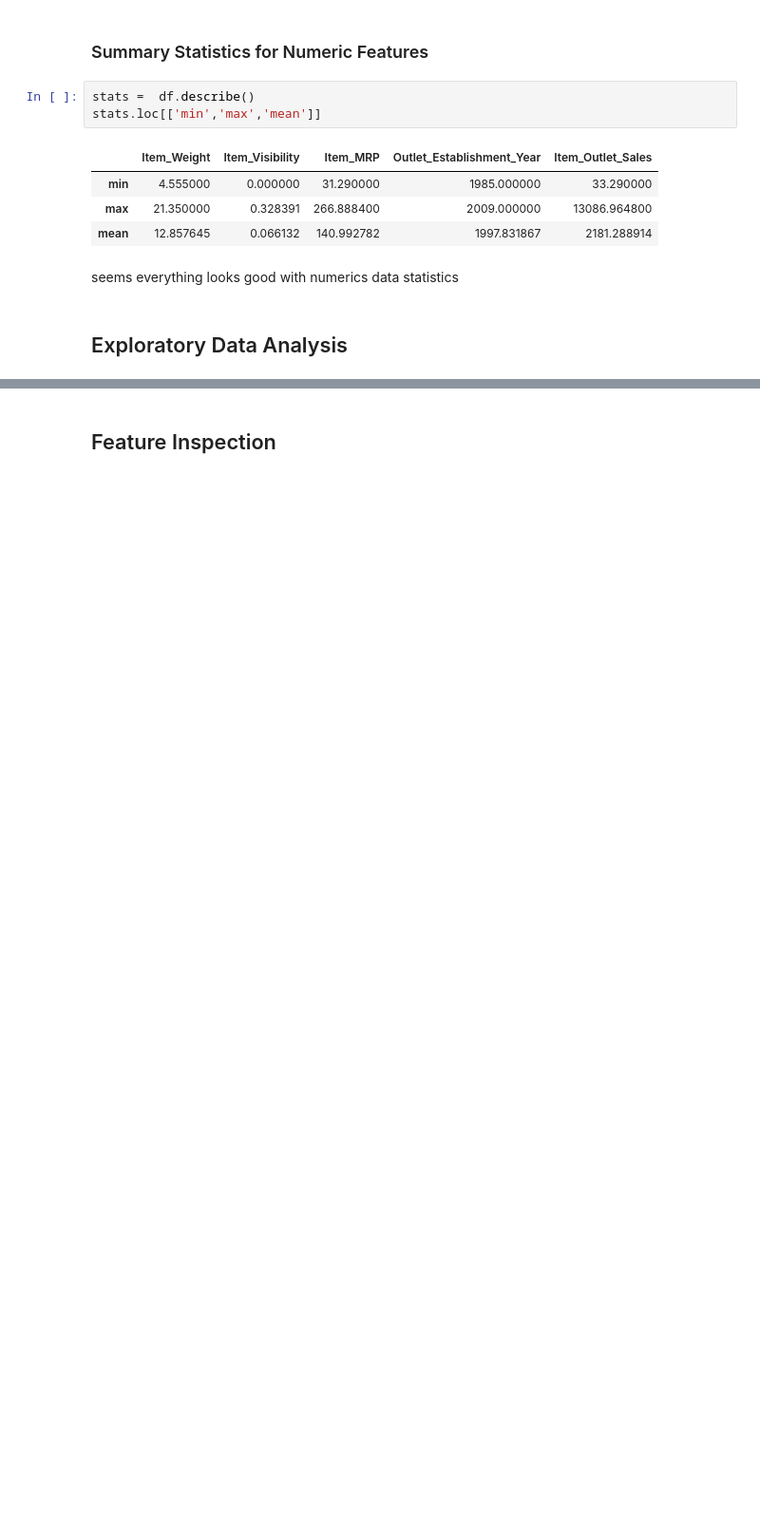
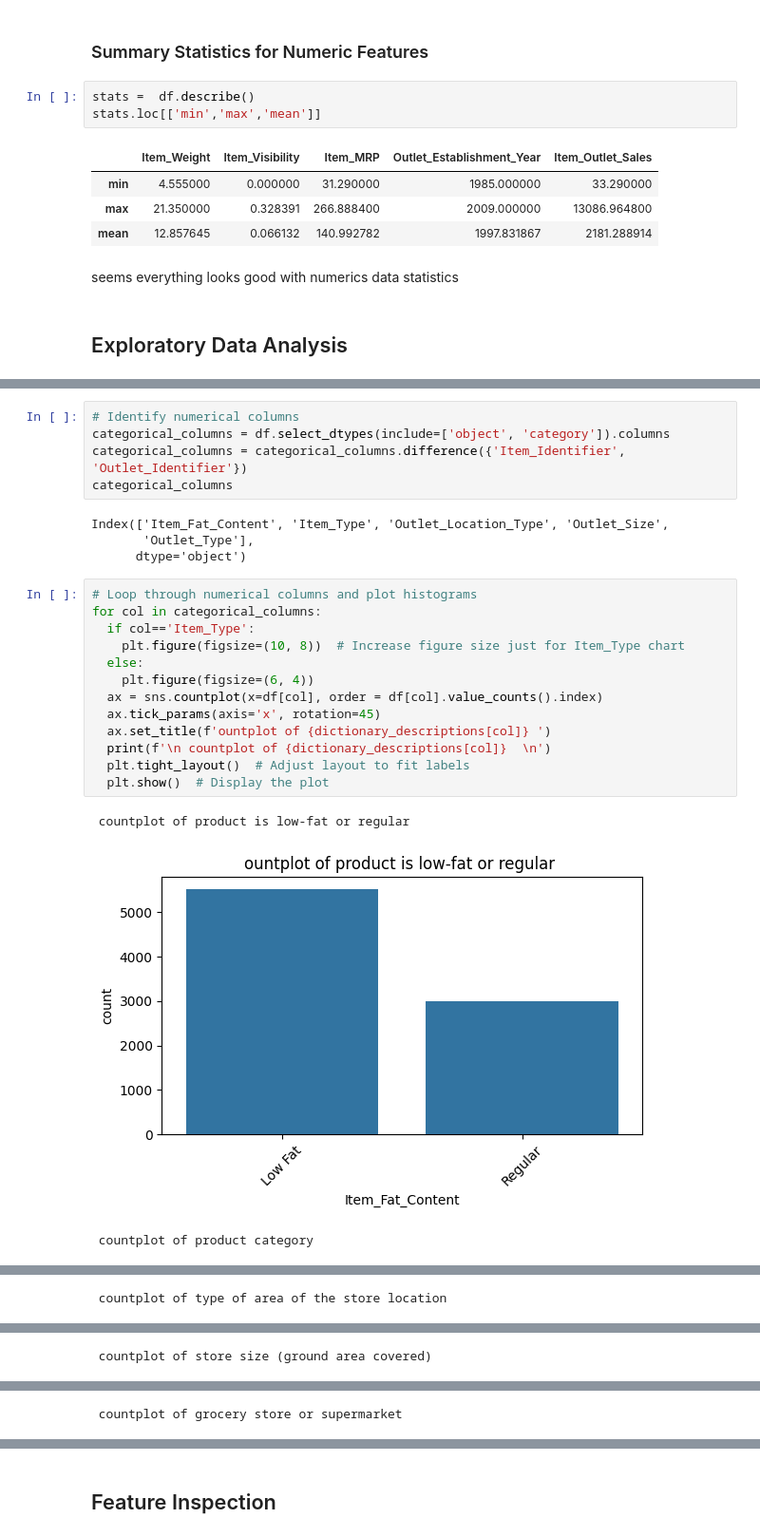
Before and after one commit to hekmat-ashqer/Prediction-of-Product-Sales, a Jupyter notebook: Prediction_of_Product_Sales.ipynb, the cells around one changed output, grey strips where cells are left out. Shown: that part at 95% size. Cells and saved outputs as stored; diff of their text form; blank space fills up the shorter version.

```diff
--- a/Prediction_of_Product_Sales.ipynb
+++ b/Prediction_of_Product_Sales.ipynb
@@ -368,0 +478,26 @@ seems everything looks good with numerics data  statistics
+# %%
+# Identify numerical columns
+categorical_columns = df.select_dtypes(include=['object', 'category']).columns
+categorical_columns = categorical_columns.difference({'Item_Identifier', 'Outlet_Identifier'})
+categorical_columns
+# %% [output]
+Index(['Item_Fat_Content', 'Item_Type', 'Outlet_Location_Type', 'Outlet_Size',
+       'Outlet_Type'],
+      dtype='object')
+# %%
+# Loop through numerical columns and plot histograms
+for col in categorical_columns:
+  if col=='Item_Type':
+    plt.figure(figsize=(10, 8))  # Increase figure size just for Item_Type chart
+  else:
+    plt.figure(figsize=(6, 4))
+  ax = sns.countplot(x=df[col], order = df[col].value_counts().index)
+  ax.tick_params(axis='x', rotation=45)
+  ax.set_title(f'ountplot of {dictionary_descriptions[col]} ')
+  print(f'\n countplot of {dictionary_descriptions[col]}  \n')
+  plt.tight_layout()  # Adjust layout to fit labels
+  plt.show()  # Display the plot
+# %% [output]
+ countplot of product is low-fat or regular
+[figure, added]
+ countplot of product category
@@ -368,0 +505 @@ seems everything looks good with numerics data  statistics
+ countplot of type of area of the store location
@@ -368,0 +507 @@ seems everything looks good with numerics data  statistics
+ countplot of store size (ground area covered)
@@ -368,0 +509 @@ seems everything looks good with numerics data  statistics
+ countplot of grocery store or supermarket
```
Also changed, not shown: parts of 13 cells of this notebook.
